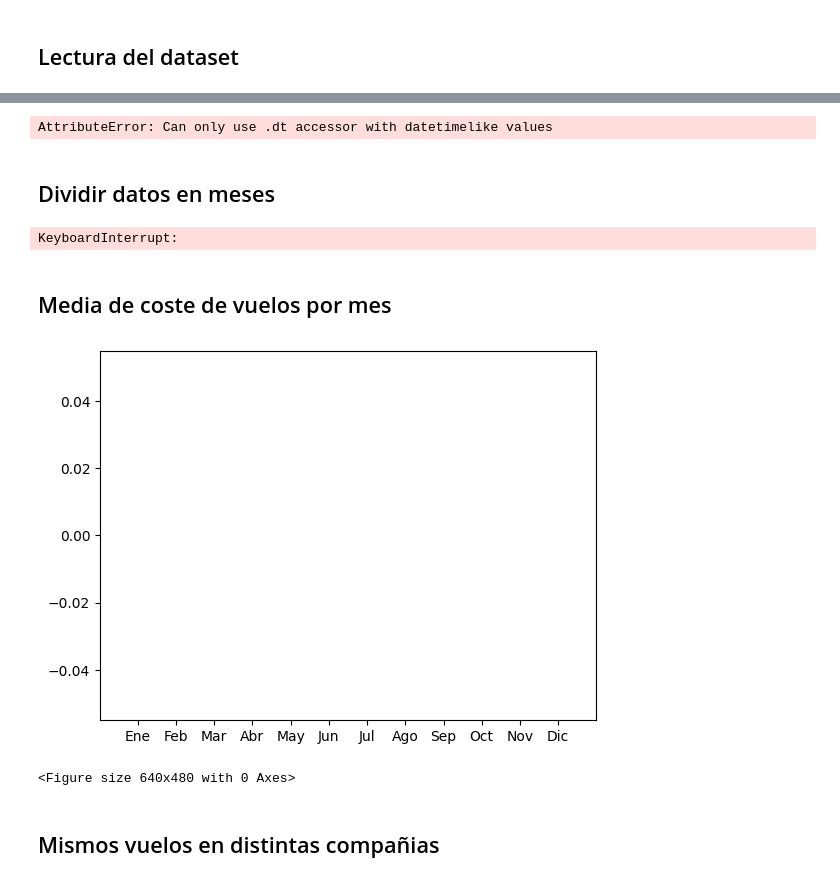
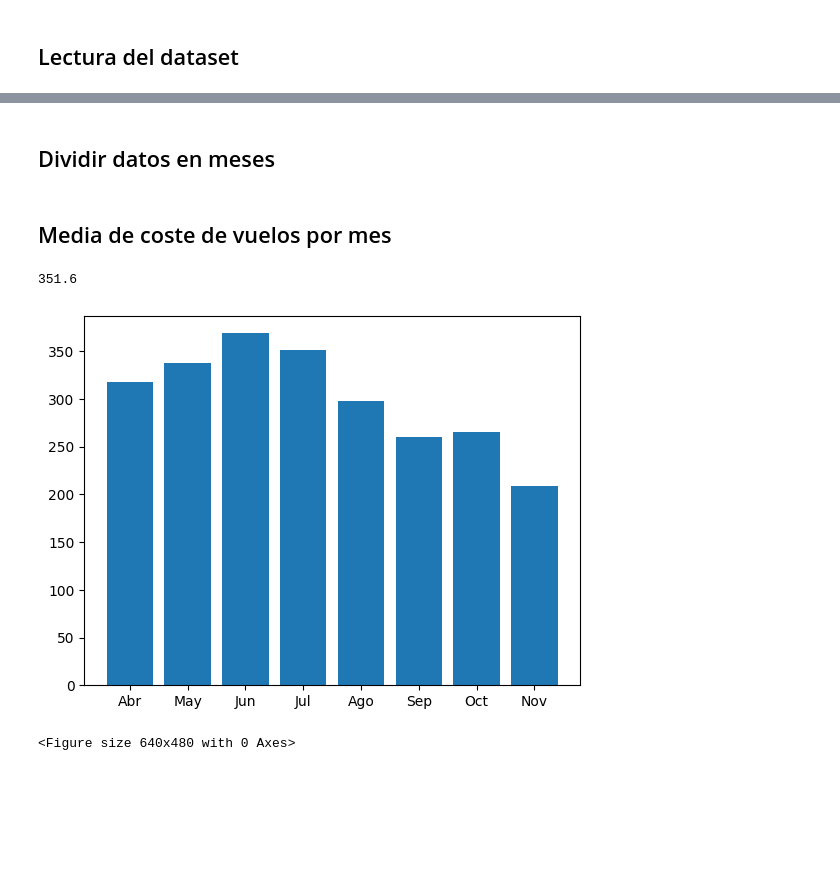
Before and after one commit to PRegi6/Min, a Jupyter notebook: ProyectoMIN.ipynb, the cells around one changed output, grey strips where cells are left out. Drawn from its saved outputs; the diff is of its cells as text; code cells hidden in the pictures; blank space fills up the shorter version.

```diff
--- a/ProyectoMIN.ipynb
+++ b/ProyectoMIN.ipynb
@@ -72,7 +73,0 @@ data[:10]
-# %%
-data['segmentsAirlineName'] = data['segmentsAirlineName'].apply(split)
-# %%
-data['searchDate'] = data['searchDate'].dt
-data['flightDate'] = data['flightDate'].dt
-# %% [output]
-AttributeError: Can only use .dt accessor with datetimelike values
@@ -81,18 +74,2 @@ data[:10]
 # %% [markdown]
 ## Dividir datos en meses
-# %%
-
-enero = data[data['flightDate'].dt.month == 1]
-febrero = data[data['flightDate'].dt.month == 2]
-marzo = data[data['flightDate'].dt.month == 3]
-abril = data[data['flightDate'].dt.month == 4]
-mayo = data[data['flightDate'].dt.month == 5]
-junio = data[data['flightDate'].dt.month == 6]
-julio = data[data['flightDate'].dt.month == 7]
-agosto = data[data['flightDate'].dt.month == 8]
-septiembre = data[data['flightDate'].dt.month == 9]
-octubre  = data[data['flightDate'].dt.month == 10]
-noviembre = data[data['flightDate'].dt.month == 11]
-diciembre = data[data['flightDate'].dt.month == 12]
-# %% [output]
-KeyboardInterrupt:
@@ -112,30 +76,34 @@ diciembre.to_csv(path + "diciembre.csv",index=False)
 # %% [markdown]
 ## Media de coste de vuelos por mes
+# %%
+abril = data[data['flightDate'].dt.month == 4]['totalFare'].median()
+mayo = data[data['flightDate'].dt.month == 5]['totalFare'].median()
+junio = data[data['flightDate'].dt.month == 6]['totalFare'].median()
+julio = data[data['flightDate'].dt.month == 7]['totalFare'].median()
+agosto = data[data['flightDate'].dt.month == 8]['totalFare'].median()
+septiembre = data[data['flightDate'].dt.month == 9]['totalFare'].median()
+octubre  = data[data['flightDate'].dt.month == 10]['totalFare'].median()
+noviembre = data[data['flightDate'].dt.month == 11]['totalFare'].median()
+# %% [output]
+351.6
 # %%
-meses = ['Ene','Feb','Mar','Abr', 'May', 'Jun', 'Jul', 'Ago', 'Sep', 'Oct', 'Nov','Dic']
+meses = ['Abr', 'May', 'Jun', 'Jul', 'Ago', 'Sep', 'Oct', 'Nov']
 MediaPrecioMes = np.array([
-    enero['totalFare'].median(),
-    febrero['totalFare'].median(),
-    marzo['totalFare'].median(),
-    abril['totalFare'].median(),
-    mayo['totalFare'].median(),
-    junio['totalFare'].median(),
-    julio['totalFare'].median(),
-    agosto['totalFare'].median(),
-    septiembre['totalFare'].median(),
-    octubre['totalFare'].median(),
-    noviembre['totalFare'].median(),
-    diciembre['totalFare'].median()
+    abril,
+    mayo,
+    junio,
+    julio,
+    agosto,
+    septiembre,
+    octubre,
+    noviembre
 ])
-MediaPrecioMes[np.isnan(MediaPrecioMes)] = 0
 
 fig, ax = plt.subplots()
 ax.bar(meses, MediaPrecioMes)
 
 plt.show()
 plt.savefig('MediaPrecioXMes.png')
 # %% [output]
-[figure, old version]
+[figure, new version]
 <Figure size 640x480 with 0 Axes>
-# %% [markdown]
-## Mismos vuelos en distintas compañias
```
Also changed, not shown: parts of 5 cells of this notebook, 2 other files.
